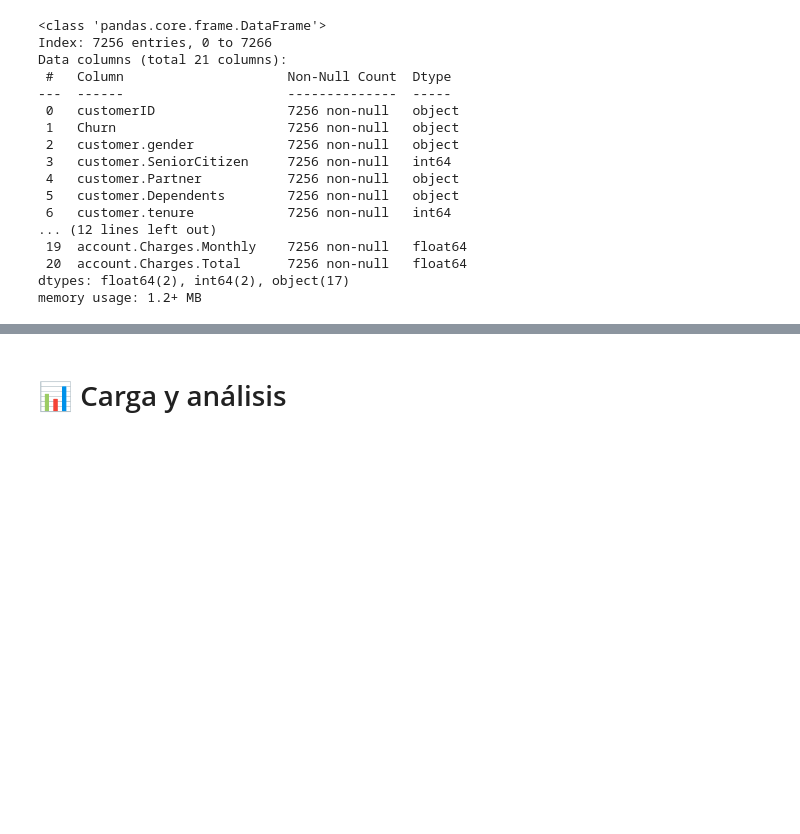
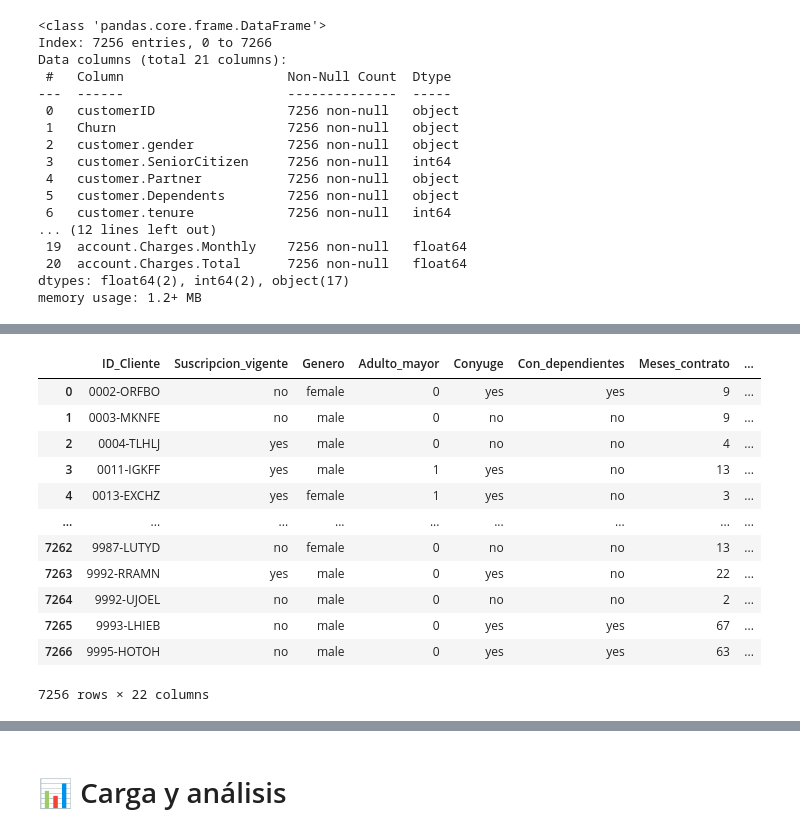
Before and after one commit to nxzK1/telecomX_Challenge, a Jupyter notebook: TelecomX_Challenge.ipynb, the cells around one changed output, grey strips where cells are left out. Cells and saved outputs as stored; diff of their text form; code cells hidden in the pictures; blank space fills up the shorter version.

```diff
--- a/TelecomX_Challenge.ipynb
+++ b/TelecomX_Challenge.ipynb
@@ -538,0 +555,3 @@ memory usage: 1.2+ MB
+# %%
+df_limpio['Cuentas_Diarias'] = round(df_limpio['account.Charges.Monthly'] / 30, 2)
+df_limpio
@@ -538,0 +572,24 @@ memory usage: 1.2+ MB
+# %%
+df_limpio = df_limpio.rename({'customerID': 'ID_Cliente', 'Churn': 'Suscripcion_vigente' ,'customer.gender': 'Genero', 'customer.SeniorCitizen': 'Adulto_mayor',
+                              'customer.Partner': 'Conyuge', 'customer.Dependents': 'Con_dependientes', 'customer.tenure': 'Meses_contrato', 'phone.PhoneService': 'Servicio_movil',
+                              'phone.MultipleLines': 'MultiLinea', 'internet.InternetService': 'Servicio_Internet', 'internet.OnlineSecurity': 'Seguridad_Online',
+                              'internet.OnlineBackup': 'Respaldo_Online', 'internet.DeviceProtection': 'Proteccion_dispositivo', 'internet.TechSupport': 'Soporte_tecnico',
+                              'internet.StreamingTV': 'Transmision_TV', 'internet.StreamingMovies': 'Transmision_peliculas', 'account.Contract': 'Tipo_contrato',
+                              'account.PaperlessBilling': 'Factura_electronica', 'account.PaymentMethod': 'Metodo_pago', 'account.Charges.Monthly': 'Factura_mensual',
+                              'account.Charges.Total': 'Facturacion_total'}, axis=1)
+# %%
+df_limpio
+# %% [output]
+|  | ID_Cliente | Suscripcion_vigente | Genero | Adulto_mayor | Conyuge | Con_dependientes | Meses_contrato | ... |
+| 0 | 0002-ORFBO | no | female | 0 | yes | yes | 9 | ... |
+| 1 | 0003-MKNFE | no | male | 0 | no | no | 9 | ... |
+| 2 | 0004-TLHLJ | yes | male | 0 | no | no | 4 | ... |
+| 3 | 0011-IGKFF | yes | male | 1 | yes | no | 13 | ... |
+| 4 | 0013-EXCHZ | yes | female | 1 | yes | no | 3 | ... |
+| ... | ... | ... | ... | ... | ... | ... | ... | ... |
+| 7262 | 9987-LUTYD | no | female | 0 | no | no | 13 | ... |
+| 7263 | 9992-RRAMN | yes | male | 0 | yes | no | 22 | ... |
+| 7264 | 9992-UJOEL | no | male | 0 | no | no | 2 | ... |
+| 7265 | 9993-LHIEB | no | male | 0 | yes | yes | 67 | ... |
+| 7266 | 9995-HOTOH | no | male | 0 | yes | yes | 63 | ... |
+7256 rows × 22 columns
```
Also changed, not shown: parts of 9 cells of this notebook.
